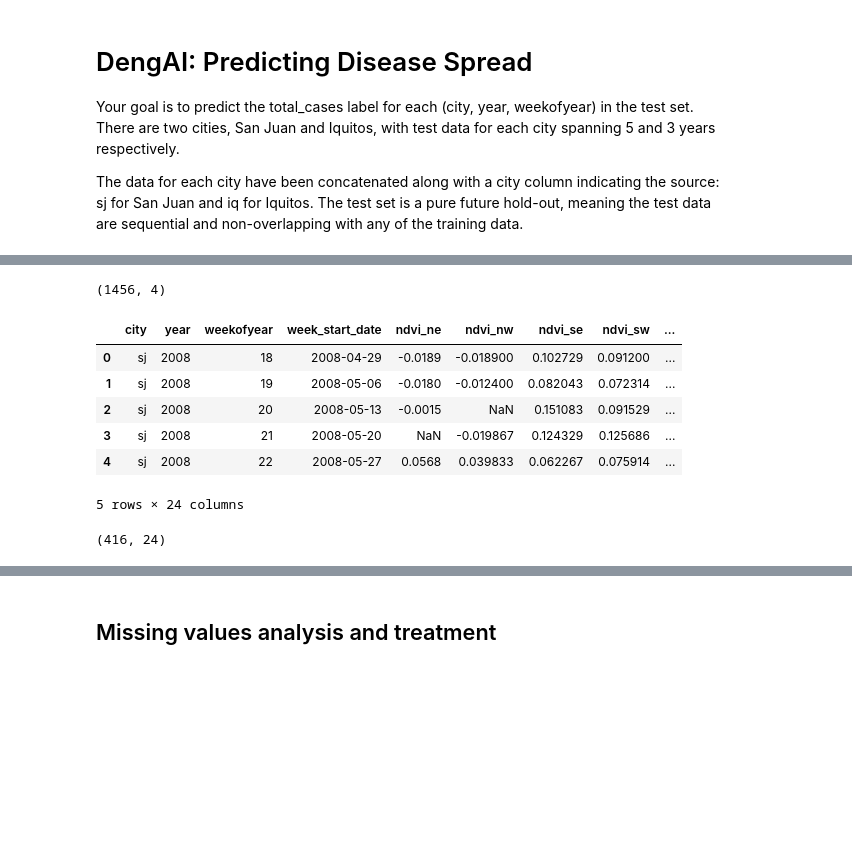
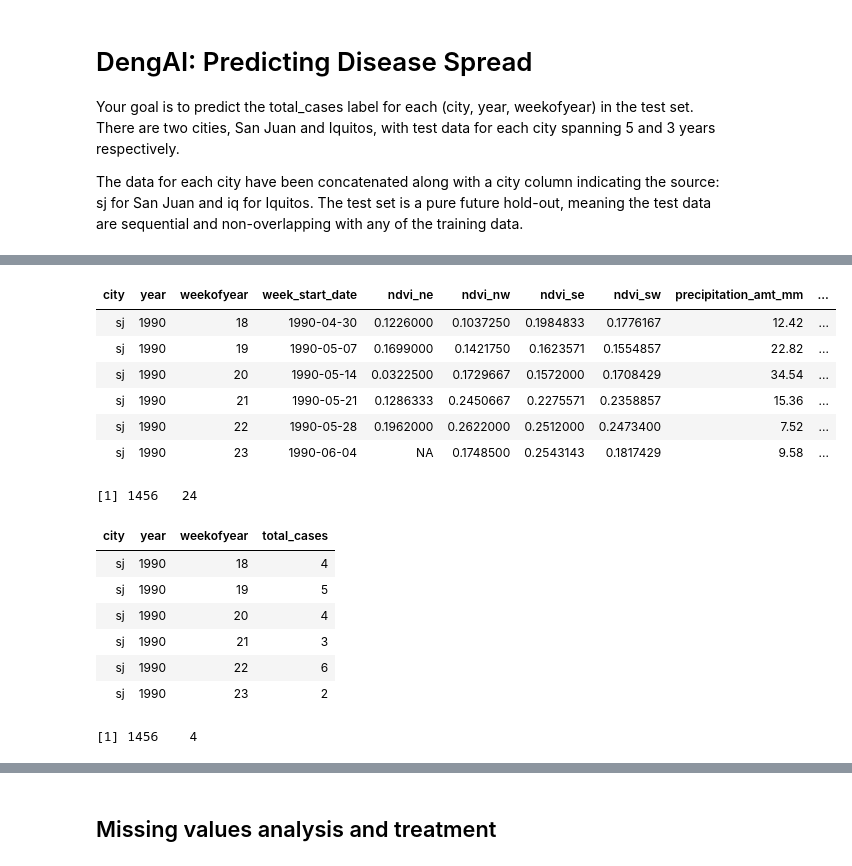
Before and after one commit to rehanali/DengAI-Predicting-Disease-Spread, a Jupyter notebook: dengue_prediction.ipynb, the cells around one changed output, grey strips where cells are left out. Cells and saved outputs as stored; diff of their text form; code cells hidden in the pictures; blank space fills up the shorter version.

```diff
--- a/dengue_prediction.ipynb
+++ b/dengue_prediction.ipynb
@@ -36,18 +18,28 @@ train_label.head()
-# %%
-train_label.shape
-# %% [output]
-(1456, 4)
-# %%
-test.head()
-# %% [output]
-|  | city | year | weekofyear | week_start_date | ndvi_ne | ndvi_nw | ndvi_se | ndvi_sw | ... |
-| 0 | sj | 2008 | 18 | 2008-04-29 | -0.0189 | -0.018900 | 0.102729 | 0.091200 | ... |
-| 1 | sj | 2008 | 19 | 2008-05-06 | -0.0180 | -0.012400 | 0.082043 | 0.072314 | ... |
-| 2 | sj | 2008 | 20 | 2008-05-13 | -0.0015 | NaN | 0.151083 | 0.091529 | ... |
-| 3 | sj | 2008 | 21 | 2008-05-20 | NaN | -0.019867 | 0.124329 | 0.125686 | ... |
-| 4 | sj | 2008 | 22 | 2008-05-27 | 0.0568 | 0.039833 | 0.062267 | 0.075914 | ... |
-5 rows × 24 columns
-# %%
-test.shape
-# %% [output]
-(416, 24)
+# %%
+head(train)
+# %% [output]
+| city | year | weekofyear | week_start_date | ndvi_ne | ndvi_nw | ndvi_se | ndvi_sw | precipitation_amt_mm | ... |
+| sj | 1990 | 18 | 1990-04-30 | 0.1226000 | 0.1037250 | 0.1984833 | 0.1776167 | 12.42 | ... |
+| sj | 1990 | 19 | 1990-05-07 | 0.1699000 | 0.1421750 | 0.1623571 | 0.1554857 | 22.82 | ... |
+| sj | 1990 | 20 | 1990-05-14 | 0.0322500 | 0.1729667 | 0.1572000 | 0.1708429 | 34.54 | ... |
+| sj | 1990 | 21 | 1990-05-21 | 0.1286333 | 0.2450667 | 0.2275571 | 0.2358857 | 15.36 | ... |
+| sj | 1990 | 22 | 1990-05-28 | 0.1962000 | 0.2622000 | 0.2512000 | 0.2473400 | 7.52 | ... |
+| sj | 1990 | 23 | 1990-06-04 | NA | 0.1748500 | 0.2543143 | 0.1817429 | 9.58 | ... |
+# %%
+dim(train)
+# %% [output]
+[1] 1456   24
+# %%
+head(train_label)
+# %% [output]
+| city | year | weekofyear | total_cases |
+| sj | 1990 | 18 | 4 |
+| sj | 1990 | 19 | 5 |
+| sj | 1990 | 20 | 4 |
+| sj | 1990 | 21 | 3 |
+| sj | 1990 | 22 | 6 |
+| sj | 1990 | 23 | 2 |
+# %%
+dim(train_label)
+# %% [output]
+[1] 1456    4
```
Also changed, not shown: parts of 24 cells of this notebook.
